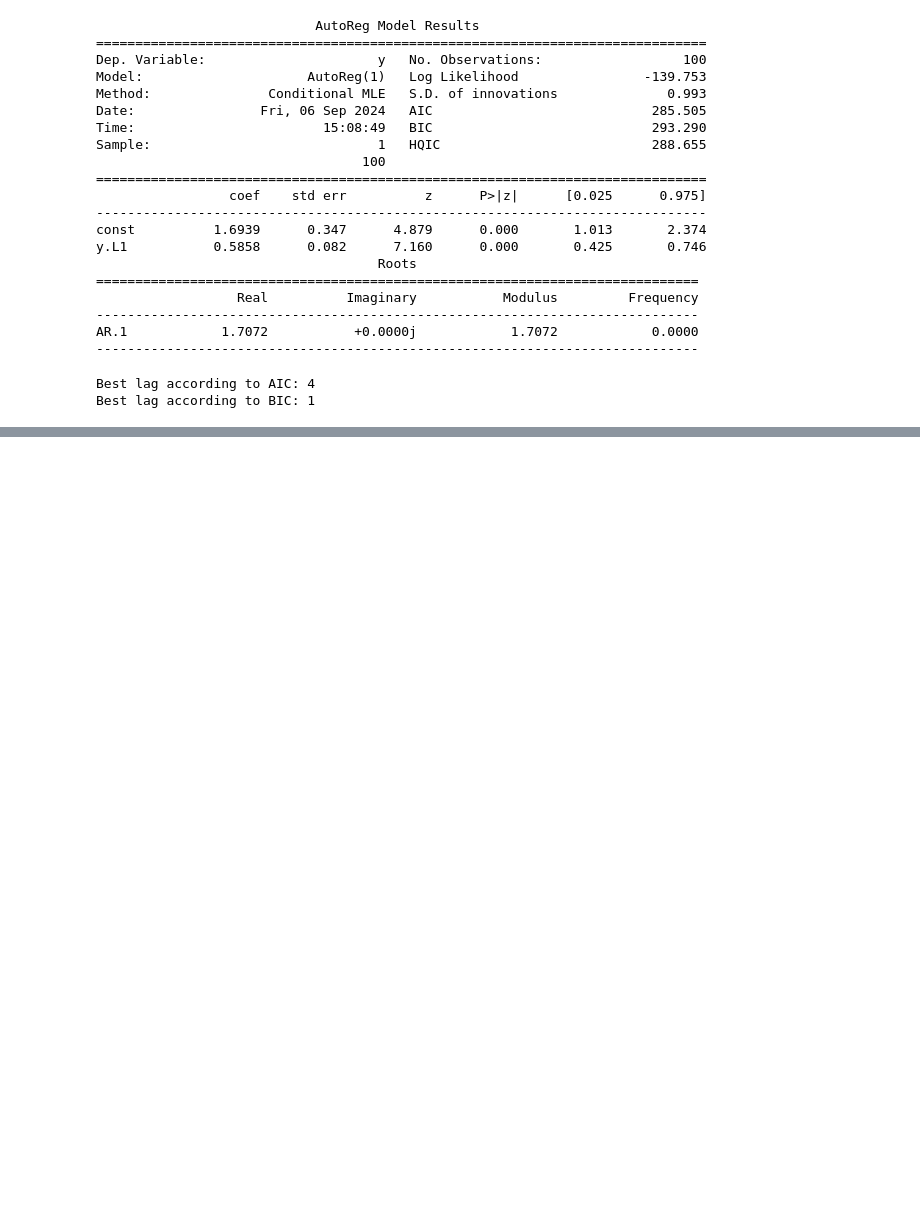
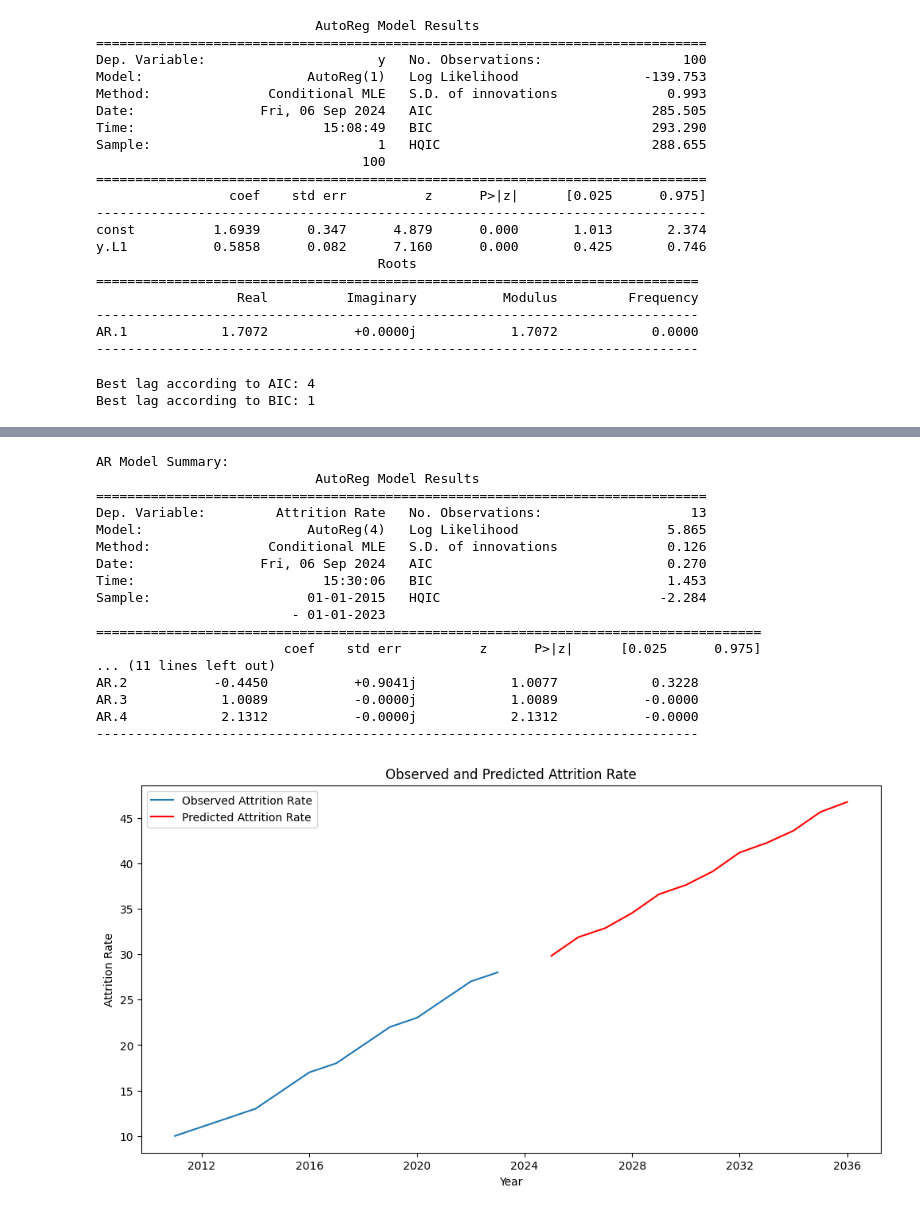
Before and after one commit to yuvrajmotwani/TSA_L1, a Jupyter notebook: TSA_L1.ipynb, the cells around one changed output, grey strips where cells are left out. Cells and saved outputs as stored; diff of their text form; code cells hidden in the pictures; blank space fills up the shorter version.

```diff
--- a/TSA_L1.ipynb
+++ b/TSA_L1.ipynb
@@ -221,0 +372,45 @@ Best lag according to BIC: 1
+# %%
+model = AutoReg(data['Attrition Rate'], lags=best_aic_lag)
+model_fit = model.fit()
+
+# Print the model summary
+print("\nAR Model Summary:")
+print(model_fit.summary())
+
+# Step 5: Make Predictions
+predictions = model_fit.predict(start=len(data), end=len(data) + 11, dynamic=False)
+
+# Create a DataFrame for predictions
+last_year = data.index[-1].year
+prediction_years = pd.date_range(start=f'{last_year + 1}', periods=12, freq='Y')
+predictions_df = pd.DataFrame({'Year': prediction_years, 'PredictedAttritionRate': predictions})
+predictions_df.set_index('Year', inplace=True)
+
+# Step 6: Visualization of Observed and Predicted Values
+plt.figure(figsize=(12, 6))
+plt.plot(data.index, data['Attrition Rate'], label='Observed Attrition Rate')
+plt.plot(predictions_df.index, predictions_df['PredictedAttritionRate'], label='Predicted Attrition Rate', color='red')
+plt.title('Observed and Predicted Attrition Rate')
+plt.xlabel('Year')
+plt.ylabel('Attrition Rate')
+plt.legend()
+plt.show()
+# %% [output]
+AR Model Summary:
+                            AutoReg Model Results
+==============================================================================
+Dep. Variable:         Attrition Rate   No. Observations:                   13
+Model:                     AutoReg(4)   Log Likelihood                   5.865
+Method:               Conditional MLE   S.D. of innovations              0.126
+Date:                Fri, 06 Sep 2024   AIC                              0.270
+Time:                        15:30:06   BIC                              1.453
+Sample:                    01-01-2015   HQIC                            -2.284
+                         - 01-01-2023
+=====================================================================================
+                        coef    std err          z      P>|z|      [0.025      0.975]
+... (11 lines left out)
+AR.2           -0.4450           +0.9041j            1.0077            0.3228
+AR.3            1.0089           -0.0000j            1.0089           -0.0000
+AR.4            2.1312           -0.0000j            2.1312           -0.0000
+-----------------------------------------------------------------------------
+[figure, added]
```
Also changed, not shown: parts of 13 cells of this notebook.
